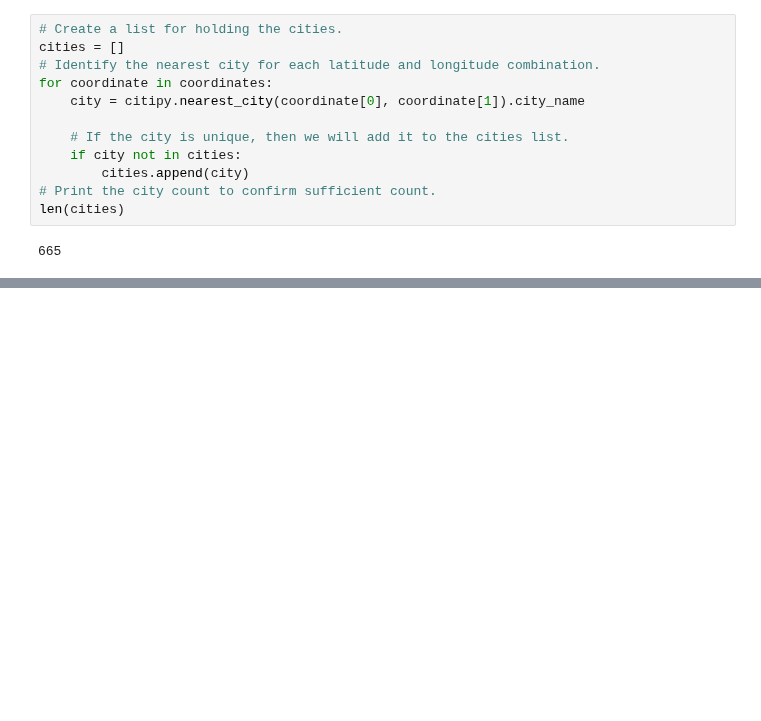
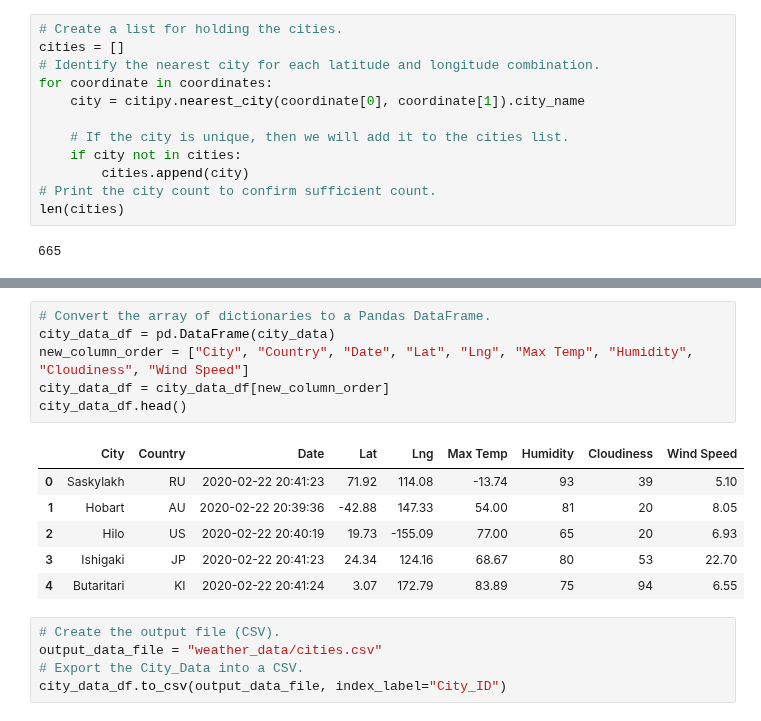
Before and after one commit to CristinaFoltea/World_Weather_Analysis, a Jupyter notebook: WeatherPy.ipynb, the cells around one changed output, grey strips where cells are left out. Saved outputs shown, nothing was run; the diff lists cells and outputs as text; blank space fills up the shorter version.

Commit message:
added city weather data

```diff
--- a/WeatherPy.ipynb
+++ b/WeatherPy.ipynb
@@ -33,0 +123,18 @@ len(cities)
+# %%
+# Convert the array of dictionaries to a Pandas DataFrame.
+city_data_df = pd.DataFrame(city_data)
+new_column_order = ["City", "Country", "Date", "Lat", "Lng", "Max Temp", "Humidity", "Cloudiness", "Wind Speed"]
+city_data_df = city_data_df[new_column_order]
+city_data_df.head()
+# %% [output]
+|  | City | Country | Date | Lat | Lng | Max Temp | Humidity | Cloudiness | Wind Speed |
+| 0 | Saskylakh | RU | 2020-02-22 20:41:23 | 71.92 | 114.08 | -13.74 | 93 | 39 | 5.10 |
+| 1 | Hobart | AU | 2020-02-22 20:39:36 | -42.88 | 147.33 | 54.00 | 81 | 20 | 8.05 |
+| 2 | Hilo | US | 2020-02-22 20:40:19 | 19.73 | -155.09 | 77.00 | 65 | 20 | 6.93 |
+| 3 | Ishigaki | JP | 2020-02-22 20:41:23 | 24.34 | 124.16 | 68.67 | 80 | 53 | 22.70 |
+| 4 | Butaritari | KI | 2020-02-22 20:41:24 | 3.07 | 172.79 | 83.89 | 75 | 94 | 6.55 |
+# %%
+# Create the output file (CSV).
+output_data_file = "weather_data/cities.csv"
+# Export the City_Data into a CSV.
+city_data_df.to_csv(output_data_file, index_label="City_ID")
```
Also changed, not shown: parts of 2 cells of this notebook, 4 other files.
